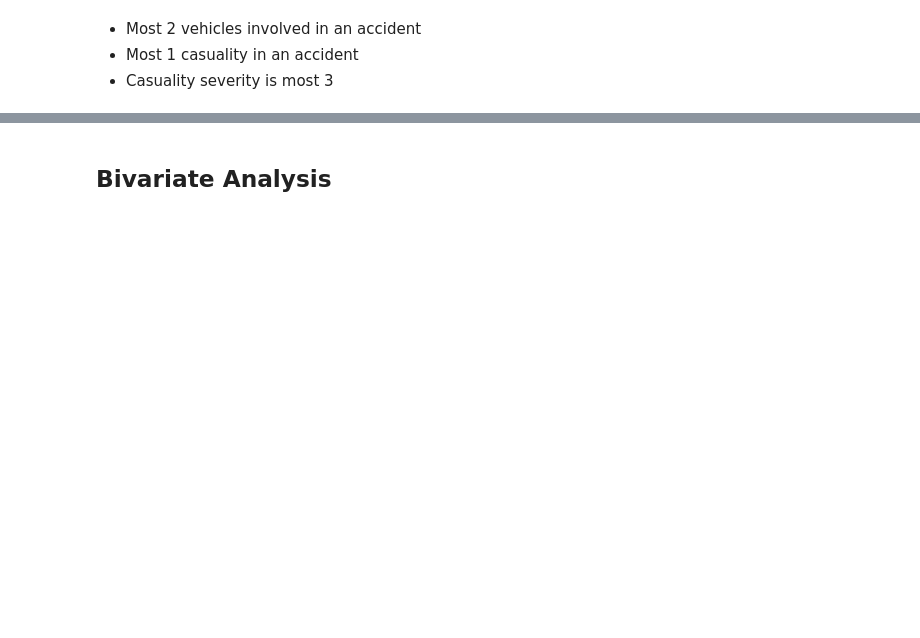
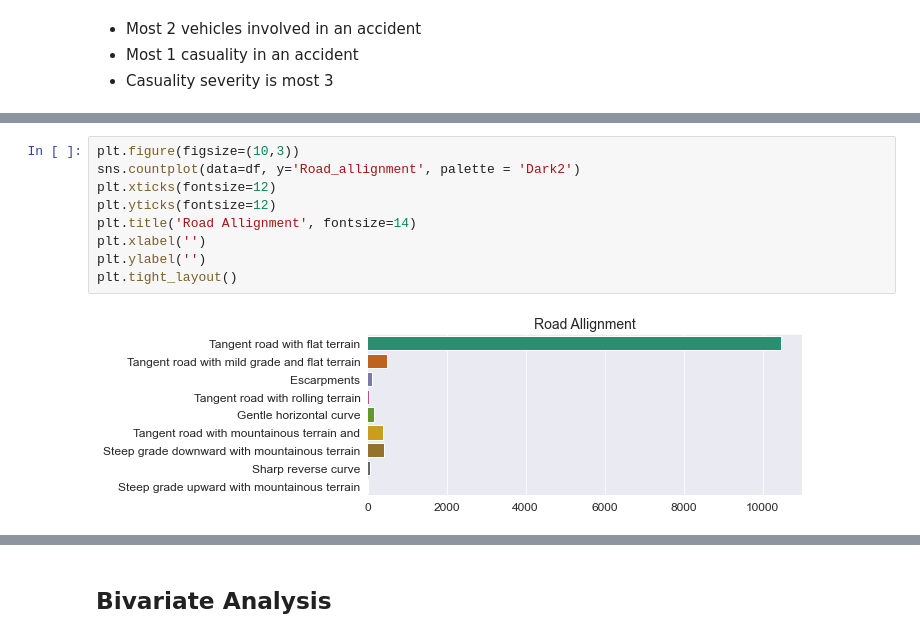
Before and after one commit to jackycwwang/Road-Traffic-Severity-Classification, a Jupyter notebook: 1. Exploratory Data Analysis.ipynb, the cells around one changed output, grey strips where cells are left out. Drawn from its saved outputs; the diff is of its cells as text; blank space fills up the shorter version.

```diff
--- a/1. Exploratory Data Analysis.ipynb
+++ b/1. Exploratory Data Analysis.ipynb
@@ -344,0 +249,11 @@ df.Cause_of_accident.value_counts(normalize=True).plot.bar();
+# %%
+plt.figure(figsize=(10,3))
+sns.countplot(data=df, y='Road_allignment', palette = 'Dark2')
+plt.xticks(fontsize=12)
+plt.yticks(fontsize=12)
+plt.title('Road Allignment', fontsize=14)
+plt.xlabel('')
+plt.ylabel('')
+plt.tight_layout()
+# %% [output]
+[figure, added]
```
Also changed, not shown: parts of 82 cells of this notebook, 1 other file.
